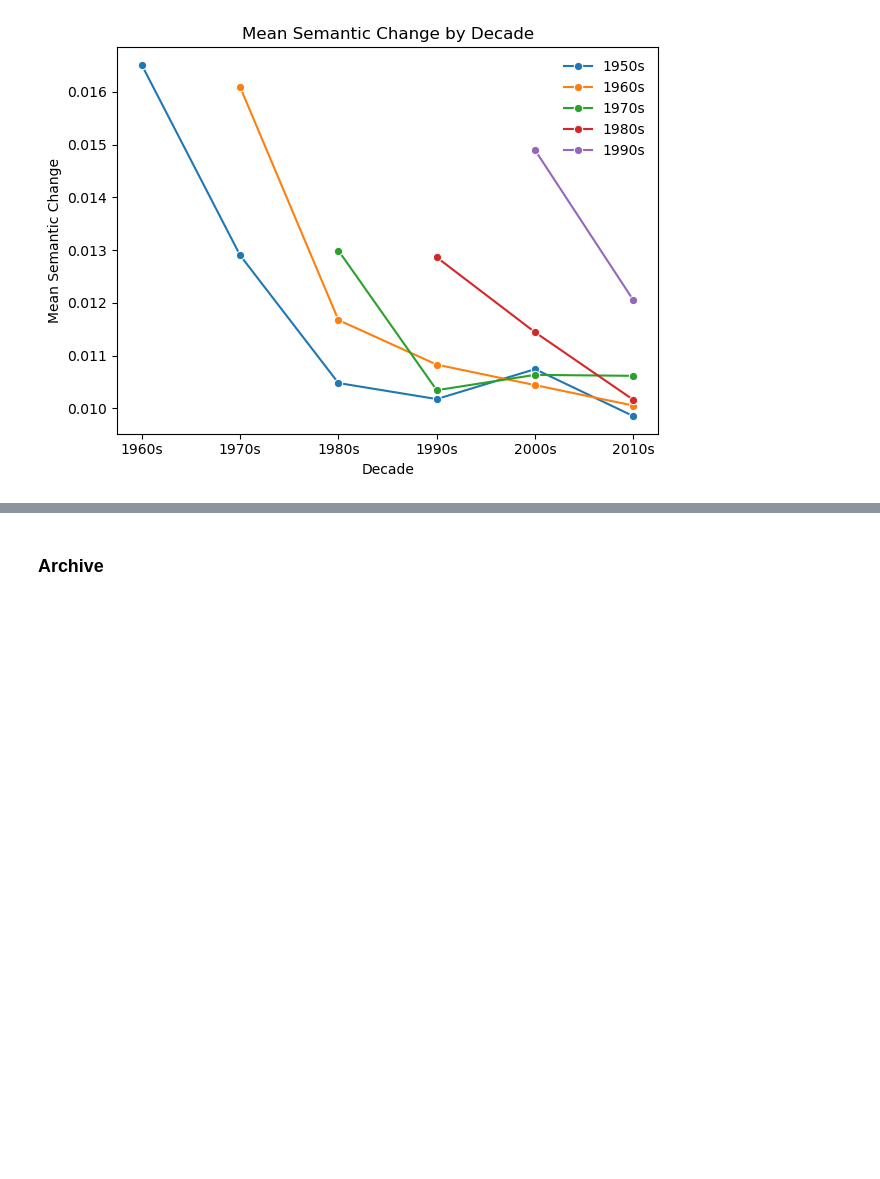
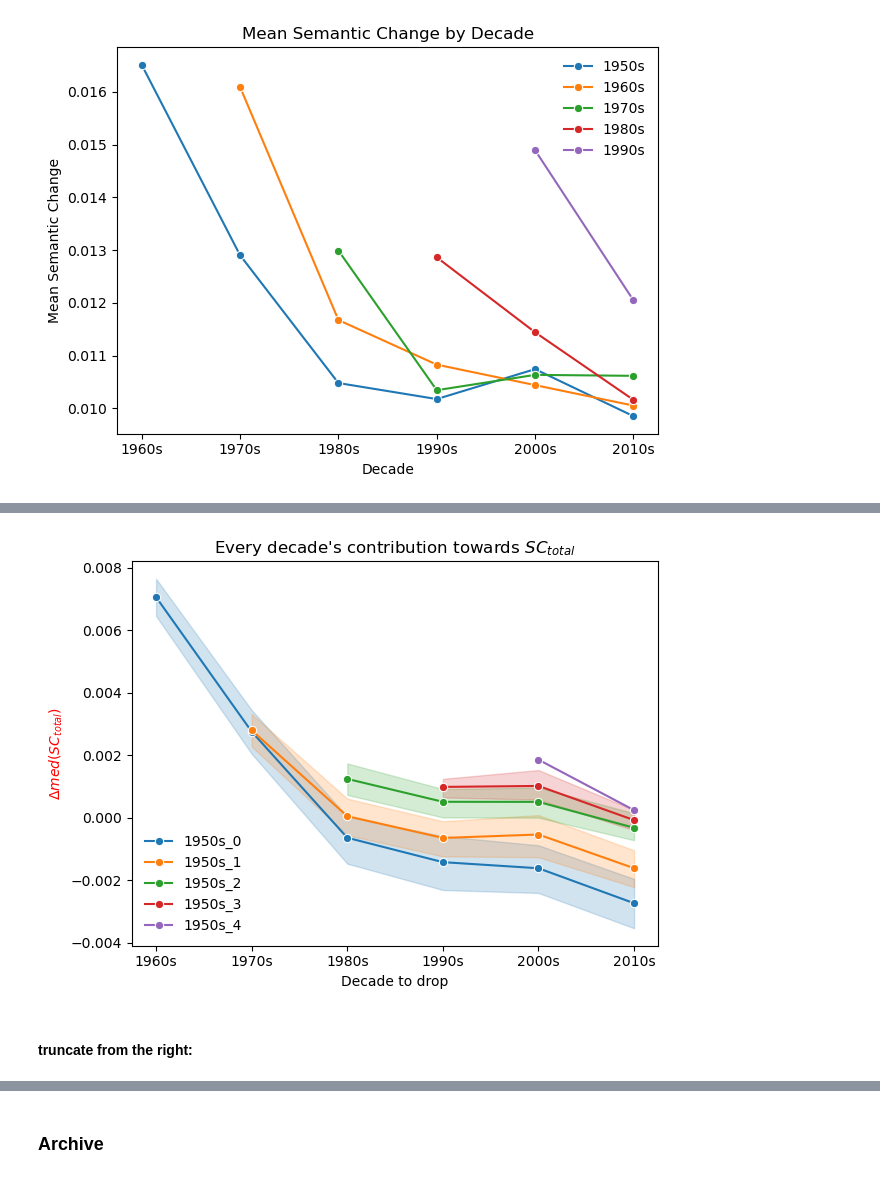
Before and after one commit to netknowledge/diachronic-p2v, a Jupyter notebook: figures/semantic_change/local_semantic_change_k_10.ipynb, the cells around one changed output, grey strips where cells are left out. Drawn from its saved outputs; the diff is of its cells as text; code cells hidden in the pictures; blank space fills up the shorter version.

```diff
--- a/figures/semantic_change/local_semantic_change_k_10.ipynb
+++ b/figures/semantic_change/local_semantic_change_k_10.ipynb
@@ -1107,0 +1228,34 @@ plt.show()
+# %%
+import pandas as pd
+import seaborn as sns
+import matplotlib.pyplot as plt
+
+# 初始化plot_data DataFrame，确保变量已定义
+plot_data = pd.DataFrame(columns=['Decade', 'Value', 'founded decade'])
+
+# 循环处理每个时期的数据
+for idx, founded_decade in enumerate(all_age_group_result_df['founded decade']):
+    for decade in ['1960s', '1970s', '1980s', '1990s', '2000s', '2010s']:
+        if all_age_group_result_df[decade][idx] is not None:
+            temp_df = pd.DataFrame({
+                'Decade': [decade] * len(all_age_group_result_df[decade][idx]),
+                'Value': all_age_group_result_df[decade][idx].flatten(),
+                'founded decade': [founded_decade] * len(all_age_group_result_df[decade][idx])
+            })
+            # 合并数据
+            plot_data = pd.concat([plot_data, temp_df], ignore_index=True)
+
+# 绘图
+plt.figure()
+sns.lineplot(data=plot_data, x='Decade', y='Value', hue='founded decade', errorbar='pi', marker='o')
+
+plt.title("Every decade's contribution towards $SC_{total}$")
+plt.xlabel('Decade to drop')
+plt.ylabel('$\Delta med(SC_{total})$', color='red')
+plt.legend(frameon=False, loc='lower left')
+plt.tight_layout()
+plt.show()
+# %% [output]
+[figure, added]
+# %% [markdown]
+#### truncate from the right:
```
Also changed, not shown: parts of 13 cells of this notebook, 3 other files.
